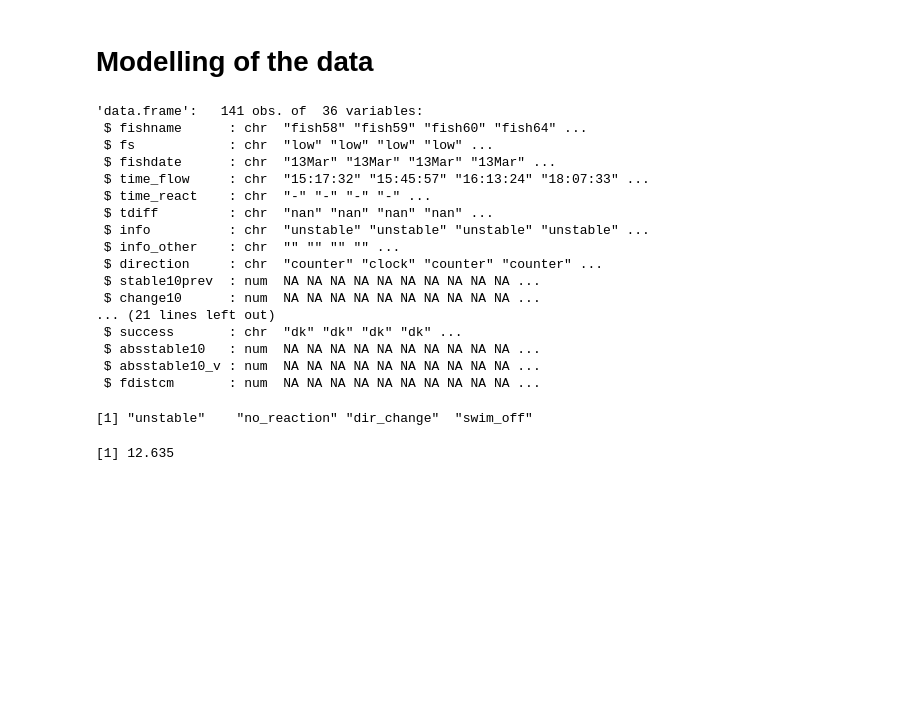
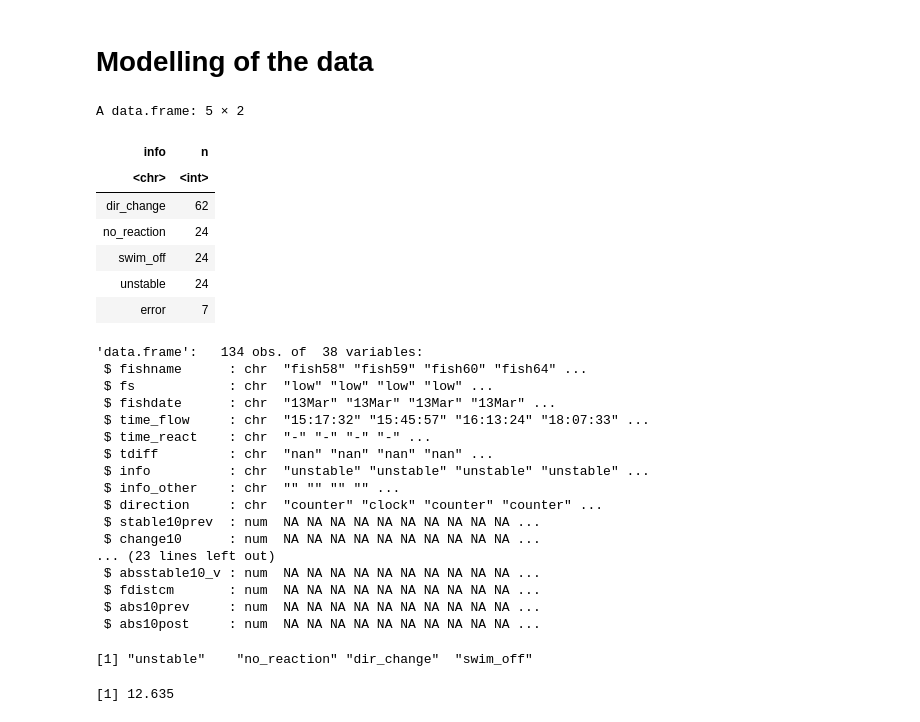
Before and after one commit to mixmixmix/imgtext, a Jupyter notebook: statistical_tests.ipynb, the cells around one changed output. Cells and saved outputs as stored; diff of their text form; code cells hidden in the pictures; blank space fills up the shorter version.

```diff
--- a/statistical_tests.ipynb
+++ b/statistical_tests.ipynb
@@ -1,9 +1,20 @@
 # %% [markdown]
 # Modelling of the data
+# %%
+dplyr::count(fishes_a, info, sort = TRUE)
+# %% [output]
+A data.frame: 5 × 2
+| info | n |
+| <chr> | <int> |
+| dir_change | 62 |
+| no_reaction | 24 |
+| swim_off | 24 |
+| unstable | 24 |
+| error | 7 |
 # %%
-fishes <- read.csv("input/finresoct.csv")
+fishes_a <- read.csv("input/finresoct.csv")
 str(fishes)
-fishes <- subset(fishes, info != 'error') # remove data where we made experimental mistakes
+fishes <- subset(fishes_a, info != 'error') # remove data where we made experimental mistakes
 fishes$abs10prev <-abs(fishes$stable10prev)
 fishes$abs10post <-abs(fishes$stable10after)
 
@@ -16,7 +27,7 @@ unique(fishes$info)
 #ggp + geom_histogram(fill="lightgreen")
 #ggp + geom_histogram(fill="lightblue",aes(y=..count../sum(..count..)))
 # %% [output]
-'data.frame':   141 obs. of  36 variables:
+'data.frame':   134 obs. of  38 variables:
  $ fishname      : chr  "fish58" "fish59" "fish60" "fish64" ...
  $ fs            : chr  "low" "low" "low" "low" ...
  $ fishdate      : chr  "13Mar" "13Mar" "13Mar" "13Mar" ...
@@ -28,11 +39,11 @@ unique(fishes$info)
  $ direction     : chr  "counter" "clock" "counter" "counter" ...
  $ stable10prev  : num  NA NA NA NA NA NA NA NA NA NA ...
  $ change10      : num  NA NA NA NA NA NA NA NA NA NA ...
-... (21 lines left out)
- $ success       : chr  "dk" "dk" "dk" "dk" ...
- $ absstable10   : num  NA NA NA NA NA NA NA NA NA NA ...
+... (23 lines left out)
  $ absstable10_v : num  NA NA NA NA NA NA NA NA NA NA ...
  $ fdistcm       : num  NA NA NA NA NA NA NA NA NA NA ...
+ $ abs10prev     : num  NA NA NA NA NA NA NA NA NA NA ...
+ $ abs10post     : num  NA NA NA NA NA NA NA NA NA NA ...
 [1] "unstable"    "no_reaction" "dir_change"  "swim_off"
 # %%
 #What were the flow condition at the point where fish has been holding.
```
Also changed, not shown: parts of 1 cell of this notebook.
